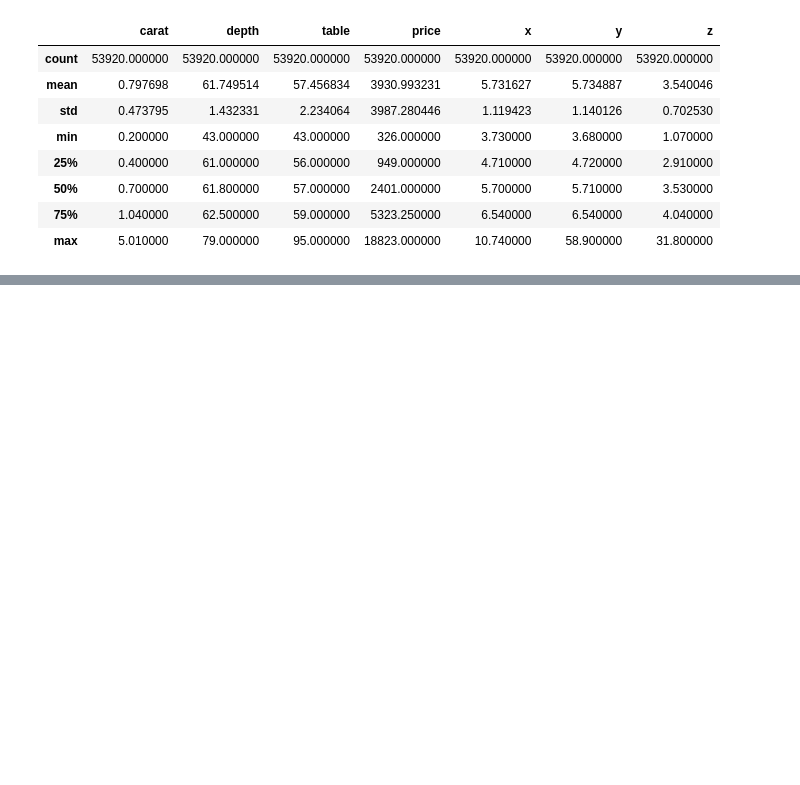
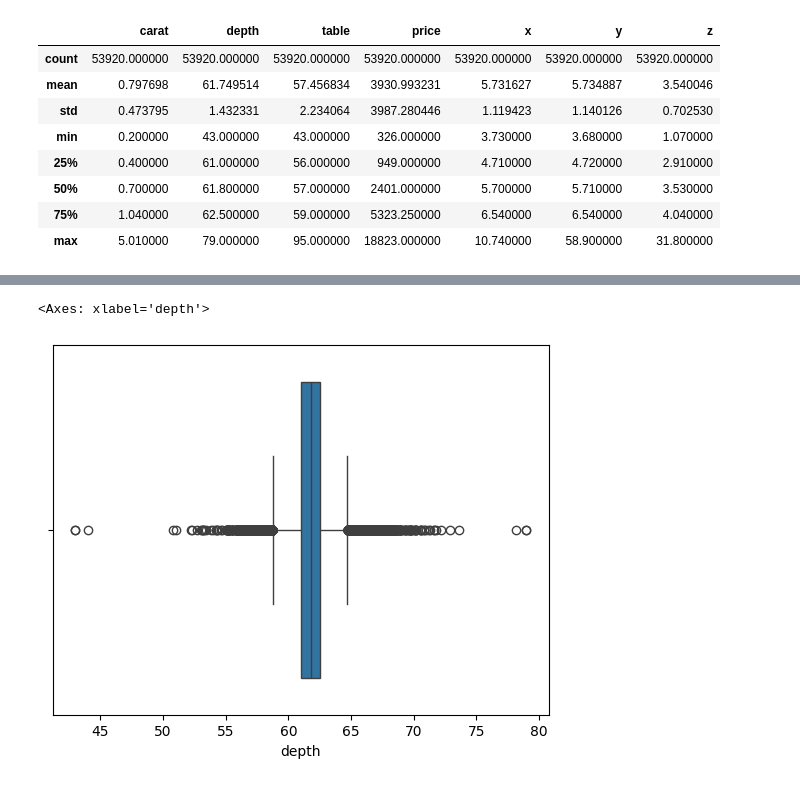
Before and after one commit to abdullohumar/predictive_analytic, a Jupyter notebook: predictive_analytics.ipynb, the cells around one changed output, grey strips where cells are left out. Drawn from its saved outputs; the diff is of its cells as text; code cells hidden in the pictures; blank space fills up the shorter version.

```diff
--- a/predictive_analytics.ipynb
+++ b/predictive_analytics.ipynb
@@ -107,0 +116,5 @@ diamonds.describe()
+# %%
+sns.boxplot(x=diamonds['depth'])
+# %% [output]
+<Axes: xlabel='depth'>
+[figure, added]
```
Also changed, not shown: parts of 7 cells of this notebook.
